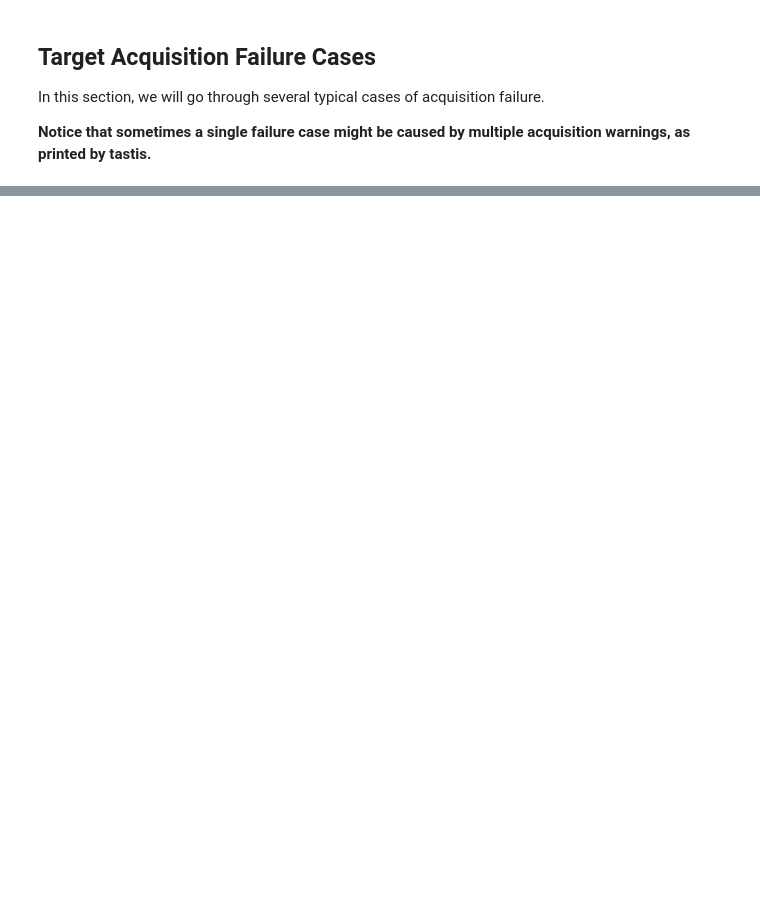
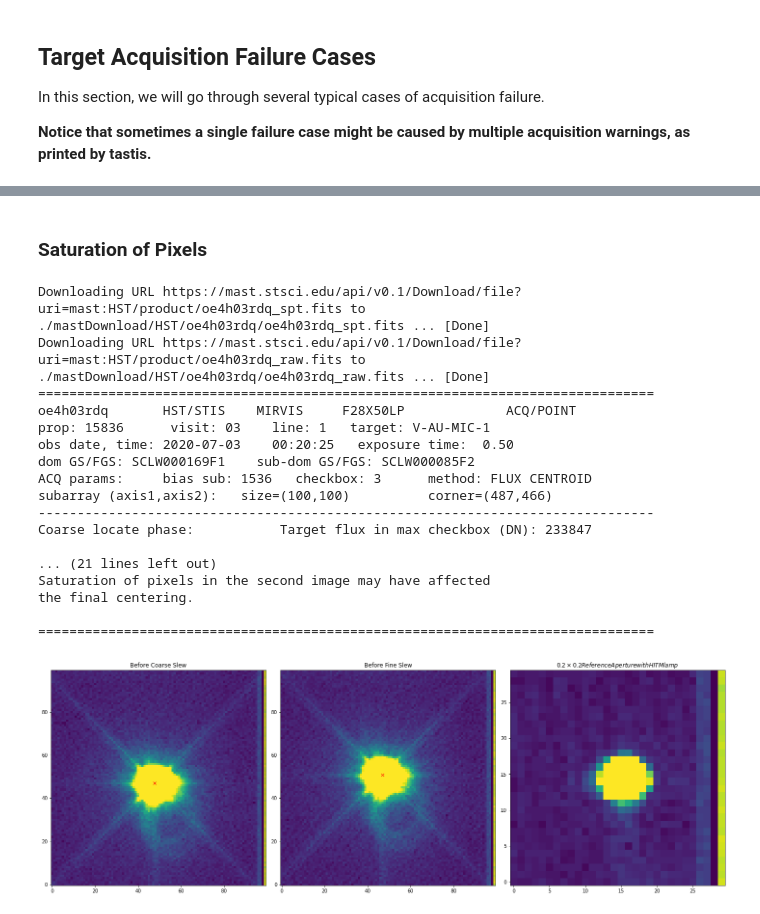
Before and after one commit to spacetelescope/STIS-Notebooks, a Jupyter notebook: acquisition/acq.ipynb, the cells around one changed output, grey strips where cells are left out. Cells and saved outputs as stored; diff of their text form; code cells hidden in the pictures; blank space fills up the shorter version.

Commit message:
added saturation failure case

```diff
--- a/acquisition/acq.ipynb
+++ b/acquisition/acq.ipynb
@@ -233,3 +234,26 @@ by more than 25%.  This may indicate a problem with your acquisition.
+# %% [markdown]
+### Saturation of Pixels
+# %%
+acq("oe4h03rdq")
+# %% [output]
+Downloading URL https://mast.stsci.edu/api/v0.1/Download/file?uri=mast:HST/product/oe4h03rdq_spt.fits to ./mastDownload/HST/oe4h03rdq/oe4h03rdq_spt.fits ... [Done]
+Downloading URL https://mast.stsci.edu/api/v0.1/Download/file?uri=mast:HST/product/oe4h03rdq_raw.fits to ./mastDownload/HST/oe4h03rdq/oe4h03rdq_raw.fits ... [Done]
+===============================================================================
+oe4h03rdq       HST/STIS    MIRVIS     F28X50LP             ACQ/POINT
+prop: 15836      visit: 03    line: 1   target: V-AU-MIC-1
+obs date, time: 2020-07-03    00:20:25   exposure time:  0.50
+dom GS/FGS: SCLW000169F1    sub-dom GS/FGS: SCLW000085F2
+ACQ params:     bias sub: 1536   checkbox: 3      method: FLUX CENTROID
+subarray (axis1,axis2):   size=(100,100)          corner=(487,466)
+-------------------------------------------------------------------------------
+Coarse locate phase:           Target flux in max checkbox (DN): 233847
+
+... (21 lines left out)
+Saturation of pixels in the second image may have affected
+the final centering.
+
+===============================================================================
+[figure, added]
 # %% [markdown]
 
 ---
```
Also changed, not shown: parts of 15 cells of this notebook.
